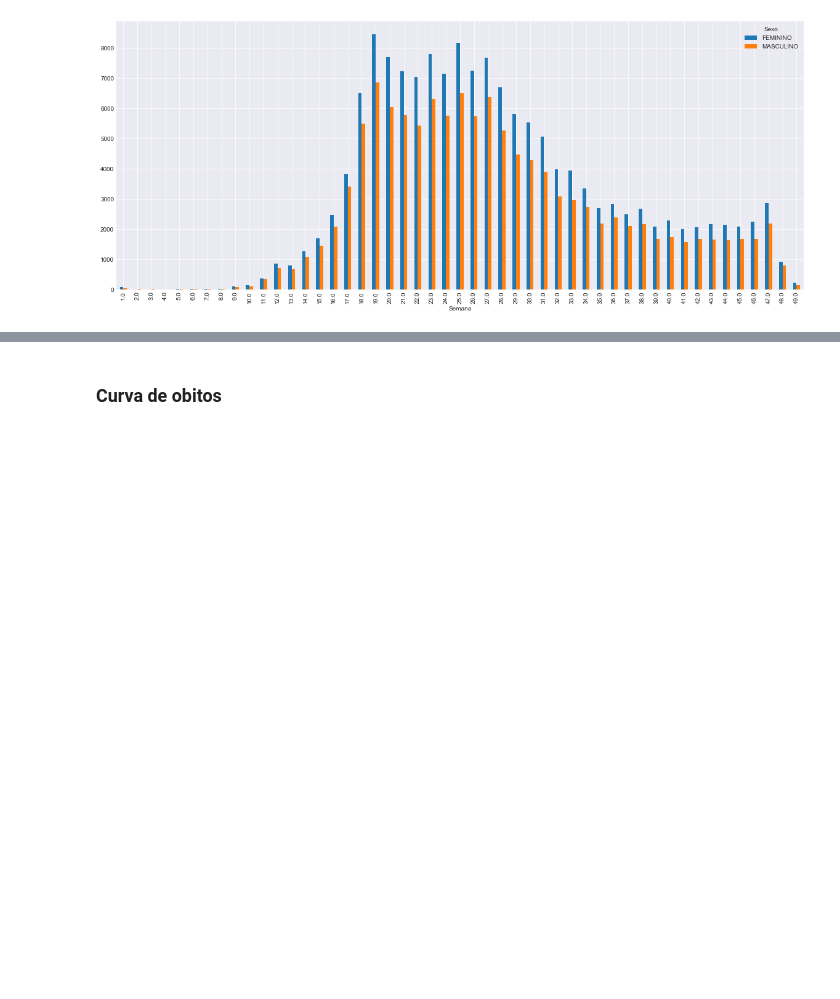
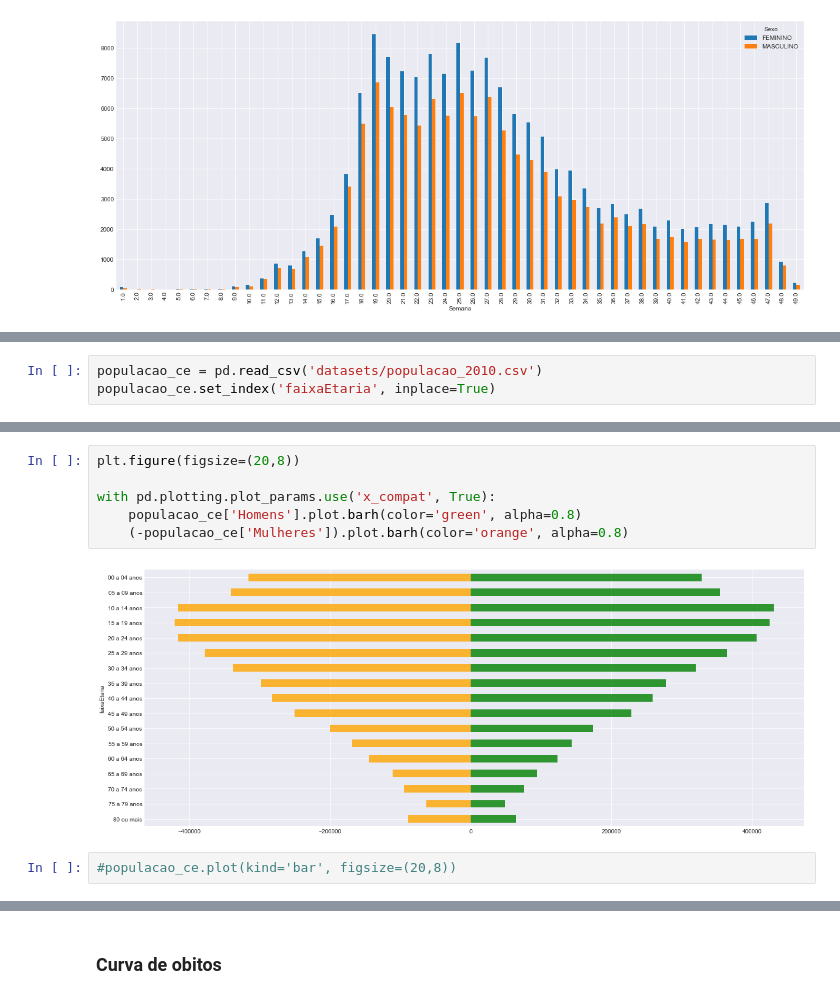
Before and after one commit to luan-prates/bootcamp-ds-aplicada-alura-2021, a Jupyter notebook: projetos/projeto_modulo_1/integrasus.ipynb, the cells around one changed output, grey strips where cells are left out. Cells and saved outputs as stored; diff of their text form; blank space fills up the shorter version.

```diff
--- a/projetos/projeto_modulo_1/integrasus.ipynb
+++ b/projetos/projeto_modulo_1/integrasus.ipynb
@@ -254,0 +294,3 @@ with pd.plotting.plot_params.use('x_compat', True):
+# %%
+populacao_ce = pd.read_csv('datasets/populacao_2010.csv')
+populacao_ce.set_index('faixaEtaria', inplace=True)
@@ -254,0 +307,10 @@ with pd.plotting.plot_params.use('x_compat', True):
+# %%
+plt.figure(figsize=(20,8))
+
+with pd.plotting.plot_params.use('x_compat', True):
+    populacao_ce['Homens'].plot.barh(color='green', alpha=0.8)
+    (-populacao_ce['Mulheres']).plot.barh(color='orange', alpha=0.8)
+# %% [output]
+[figure, added]
+# %%
+#populacao_ce.plot(kind='bar', figsize=(20,8))
```
Also changed, not shown: parts of 44 cells of this notebook.
